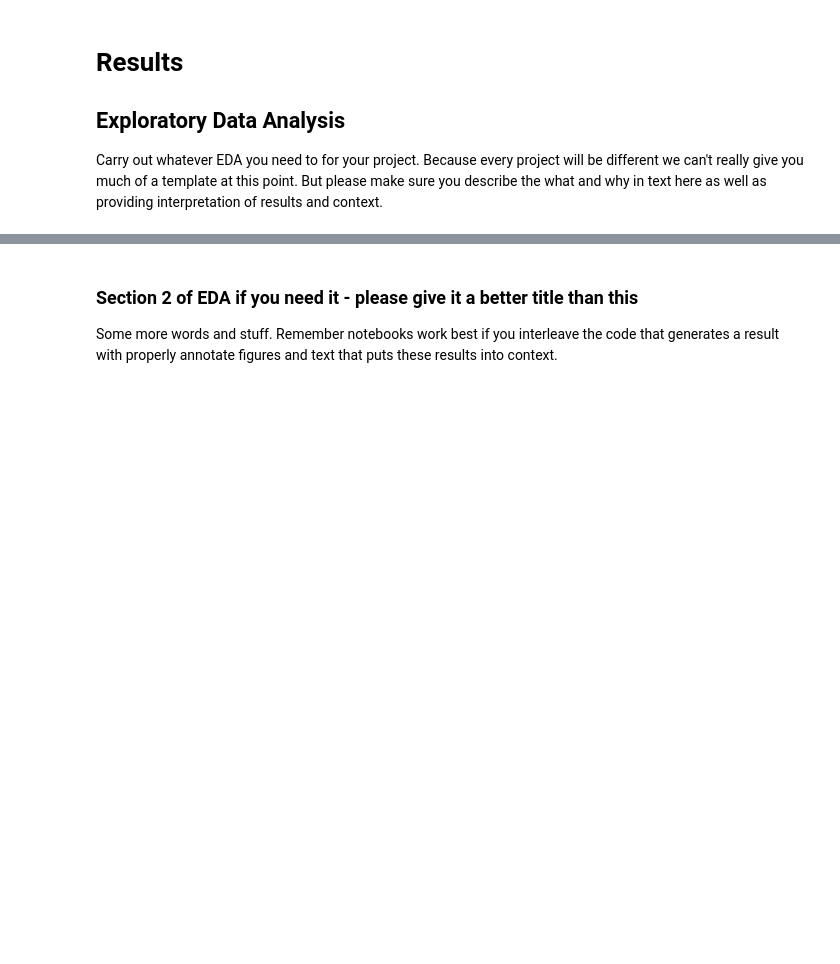
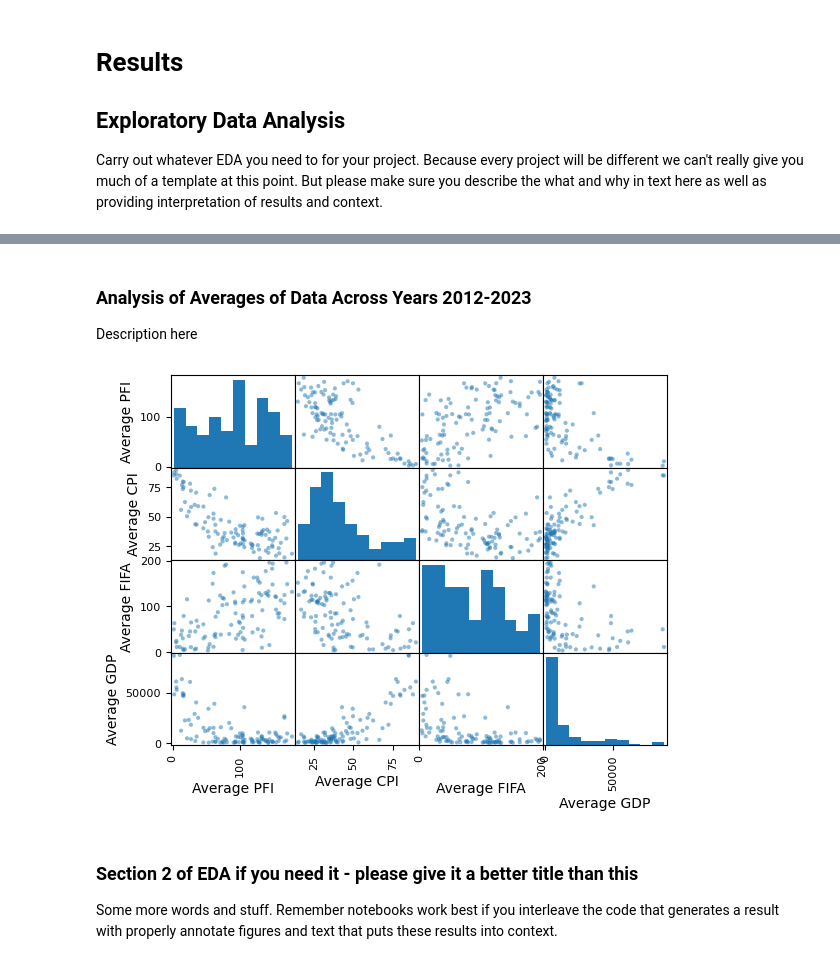
Before and after one commit to AdeyAA/The-Relationship-Between-a-Country-s-Corruption-Levels-and-Football-Performance, a Jupyter notebook: EDACheckpoint_Group011_SP25.ipynb, the cells around one changed output, grey strips where cells are left out. Drawn from its saved outputs; the diff is of its cells as text; code cells hidden in the pictures; blank space fills up the shorter version.

Commit message:
concatted df annd made subsets. compared averages across time using scatter matrix

```diff
--- a/EDACheckpoint_Group011_SP25.ipynb
+++ b/EDACheckpoint_Group011_SP25.ipynb
@@ -133,6 +133,7 @@ cpi12_23 = cpi12_23.reset_index(drop=True)
 cpi12_23 = cpi12_23.set_index('country')
 cpi12_23.dropna()
 cpi12_23 = cpi12_23[['CPI 2012', 'CPI 2013', 'CPI 2014', 'CPI 2015', 'CPI 2016', 'CPI 2017', 'CPI 2018', 'CPI 2019', 'CPI 2020', 'CPI 2021', 'CPI 2022', 'CPI 2023']]
+cpi12_23 = cpi12_23.apply(pd.to_numeric, errors='coerce')
 cpi12_23
 # %% [output]
 | 2 | CPI 2012 | CPI 2013 | CPI 2014 | CPI 2015 | CPI 2016 | CPI 2017 | CPI 2018 | CPI 2019 | CPI 2020 | CPI 2021 | ... |
@@ -355,0 +352,15 @@ Some more words and stuff.  Remember notebooks work best if you interleave the c
+# %%
+avg = pfi.mean(axis=1)
+pfi_avg = pd.DataFrame({'Average PFI' : avg})
+
+avg = cpi.mean(axis=1)
+cpi_avg = pd.DataFrame({'Average CPI' : avg})
+
+avg = fifa.mean(axis=1)
+fifa_avg = pd.DataFrame({'Average FIFA' : avg})
+
+avg = gdp.mean(axis=1)
+gdp_avg = pd.DataFrame({'Average GDP' : avg})
+
+df_avg = pd.concat([pfi_avg, cpi_avg, fifa_avg, gdp_avg], axis=1)
+df_avg
@@ -356,3 +381,11 @@ Some more words and stuff.  Remember notebooks work best if you interleave the c
+# %% [markdown]
+### Analysis of Averages of Data Across Years 2012-2023
+
+Description here
+# %%
+fig = pd.plotting.scatter_matrix(df_avg[['Average PFI','Average CPI','Average FIFA', 'Average GDP']])
+# %% [output]
+[figure, added]
 # %% [markdown]
 ### Section 2 of EDA if you need it  - please give it a better title than this
 
```
Also changed, not shown: parts of 6 cells of this notebook.
